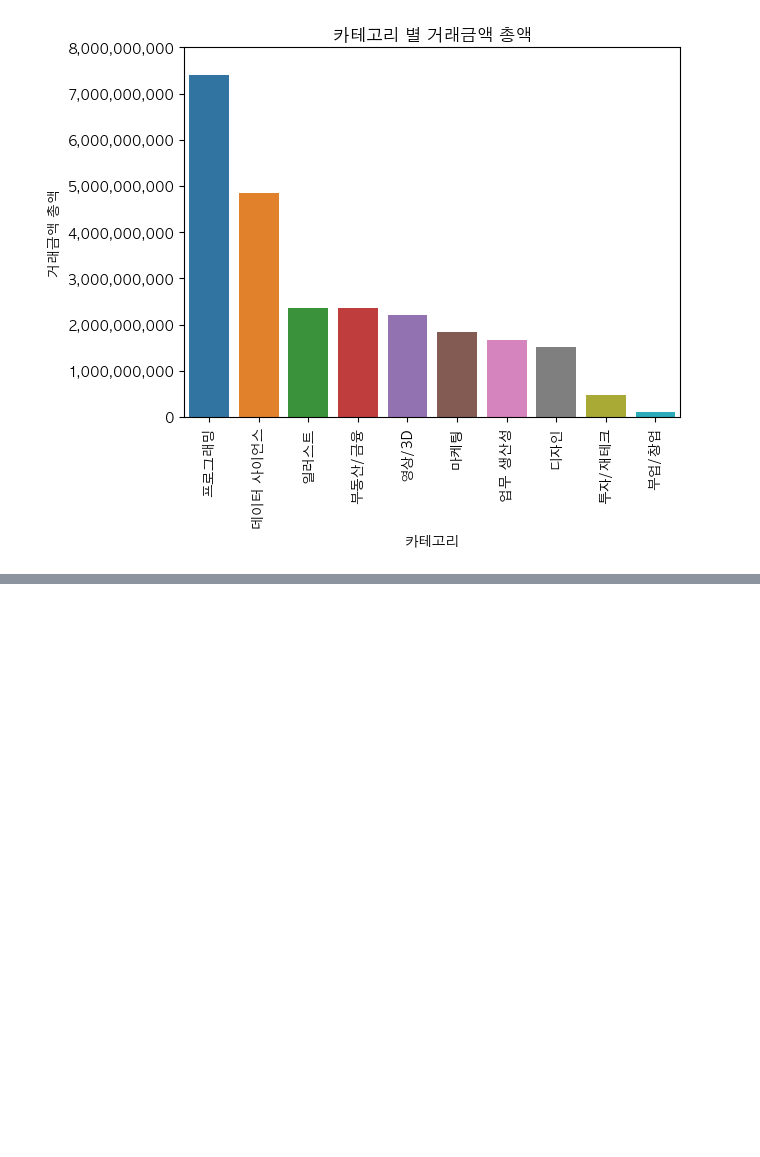
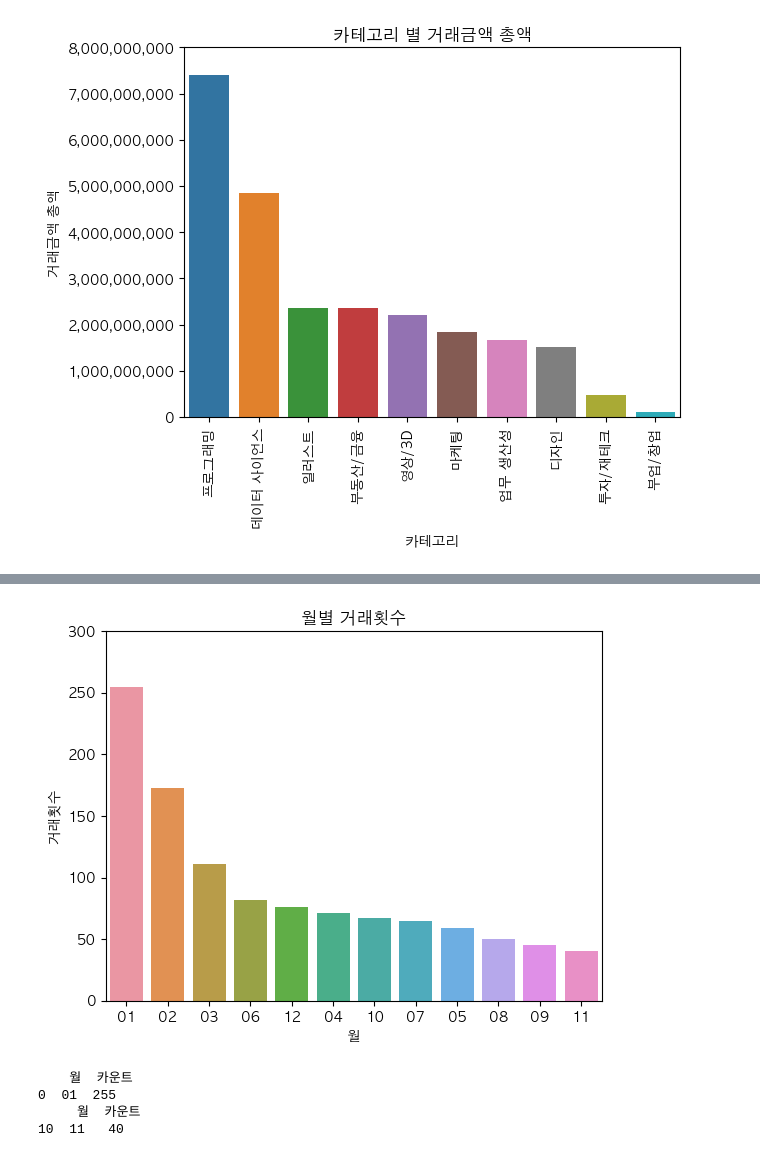
Before and after one commit to hogooba/minpj, a Jupyter notebook: pj.ipynb, the cells around one changed output, grey strips where cells are left out. Saved outputs shown, nothing was run; the diff lists cells and outputs as text; code cells hidden in the pictures; blank space fills up the shorter version.

```diff
--- a/pj.ipynb
+++ b/pj.ipynb
@@ -474,0 +511,24 @@ print(m_pro.tail(1))
+# %%
+# 월별 거래횟수로 그룹화
+c_sub = cat_sub.groupby('월')['거래금액'].count().reset_index(name='카운트')
+
+# 거래횟수의 내림차순으로 정령
+c_sub_s = c_sub.sort_values('카운트', ascending=False)
+
+# 월별 거래횟수 총합 시각화
+sns.barplot(x='월', y='카운트', data=c_sub_s)
+plt.title("월별 거래횟수")
+plt.xlabel("월")
+plt.ylabel("거래횟수")
+plt.yticks(plt.yticks()[0], [f"{int(y_value):,}" for y_value in plt.yticks()[0]])
+
+plt.show()
+
+print(c_sub_s.head(1))
+print(c_sub_s.tail(1))
+# %% [output]
+[figure, added]
+    월  카운트
+0  01  255
+     월  카운트
+10  11   40
```
Also changed, not shown: parts of 3 cells of this notebook.
